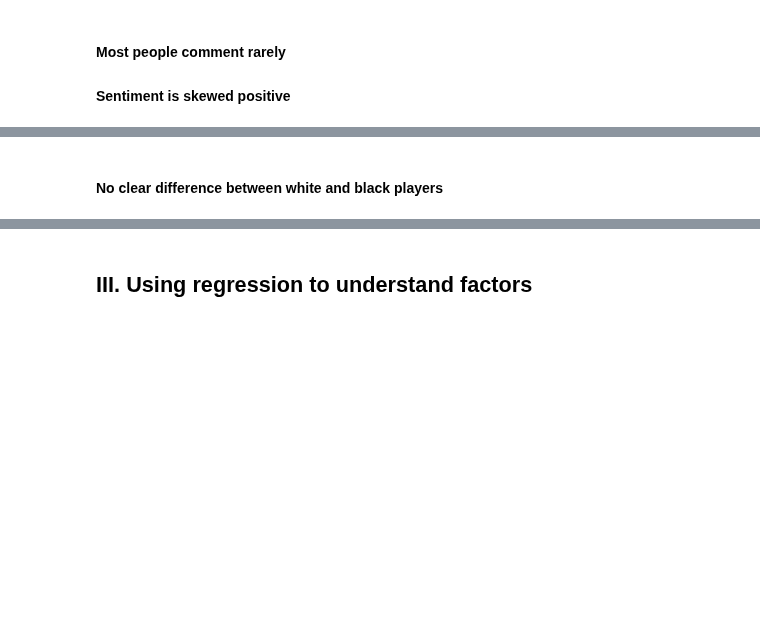
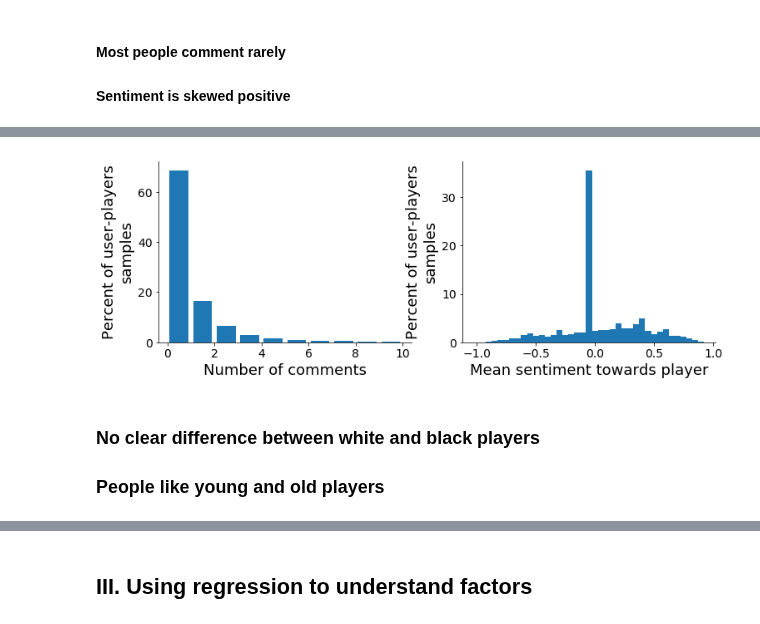
Before and after one commit to map222/trailofpapers, a Jupyter notebook: sentiment_sports/paper/puppy_presentation.ipynb, the cells around one changed output, grey strips where cells are left out. Saved outputs shown, nothing was run; the diff lists cells and outputs as text; code cells hidden in the pictures; blank space fills up the shorter version.

```diff
--- a/sentiment_sports/paper/puppy_presentation.ipynb
+++ b/sentiment_sports/paper/puppy_presentation.ipynb
@@ -262,2 +282,7 @@ Text(0.5,0,'Mean sentiment towards player')
+# %%
+Graphic code would go here
+# %% [output]
+[figure, added]
 # %% [markdown]
-#### No clear difference between white and black players
+### No clear difference between white and black players
+### People like young and old players
```
Also changed, not shown: parts of 24 cells of this notebook.
